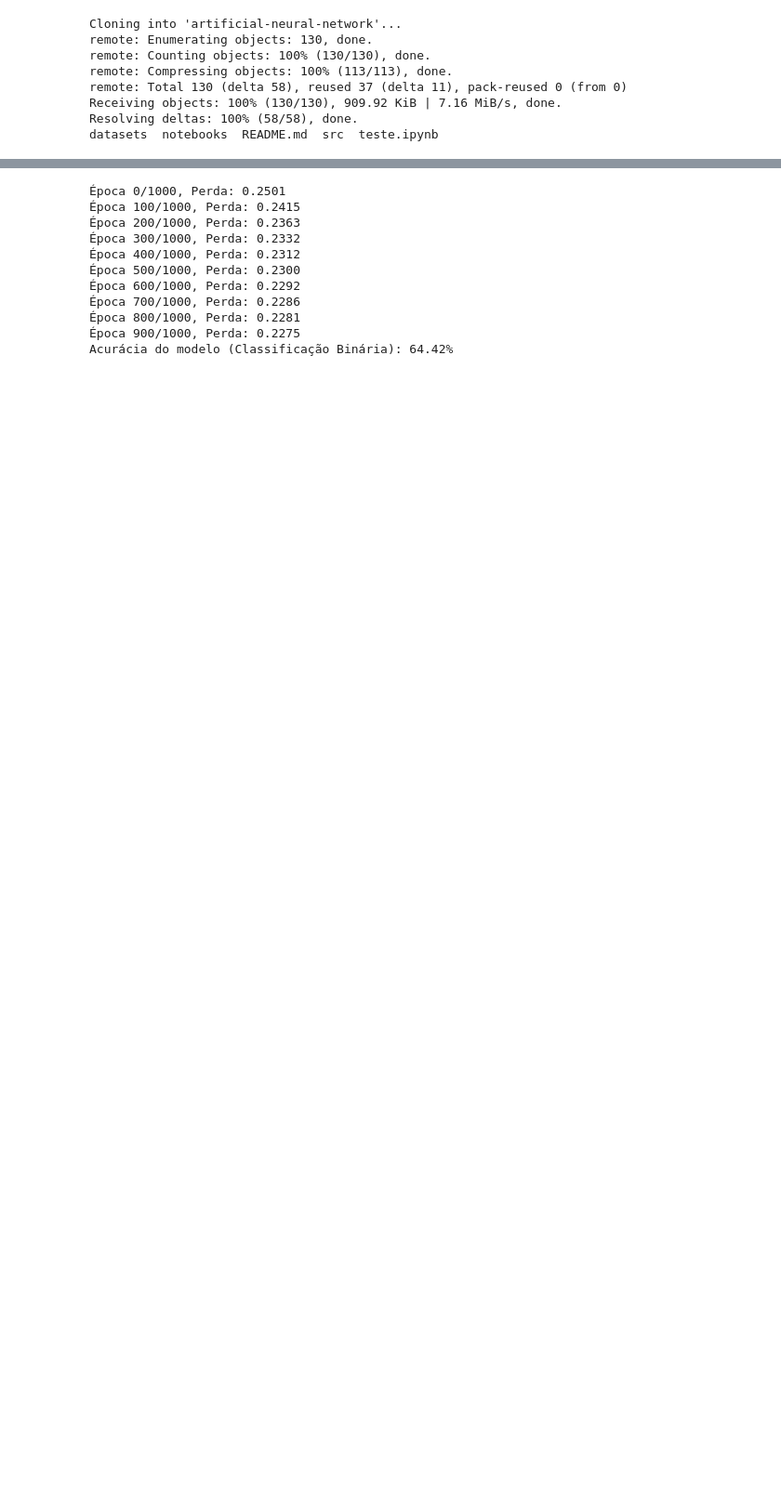
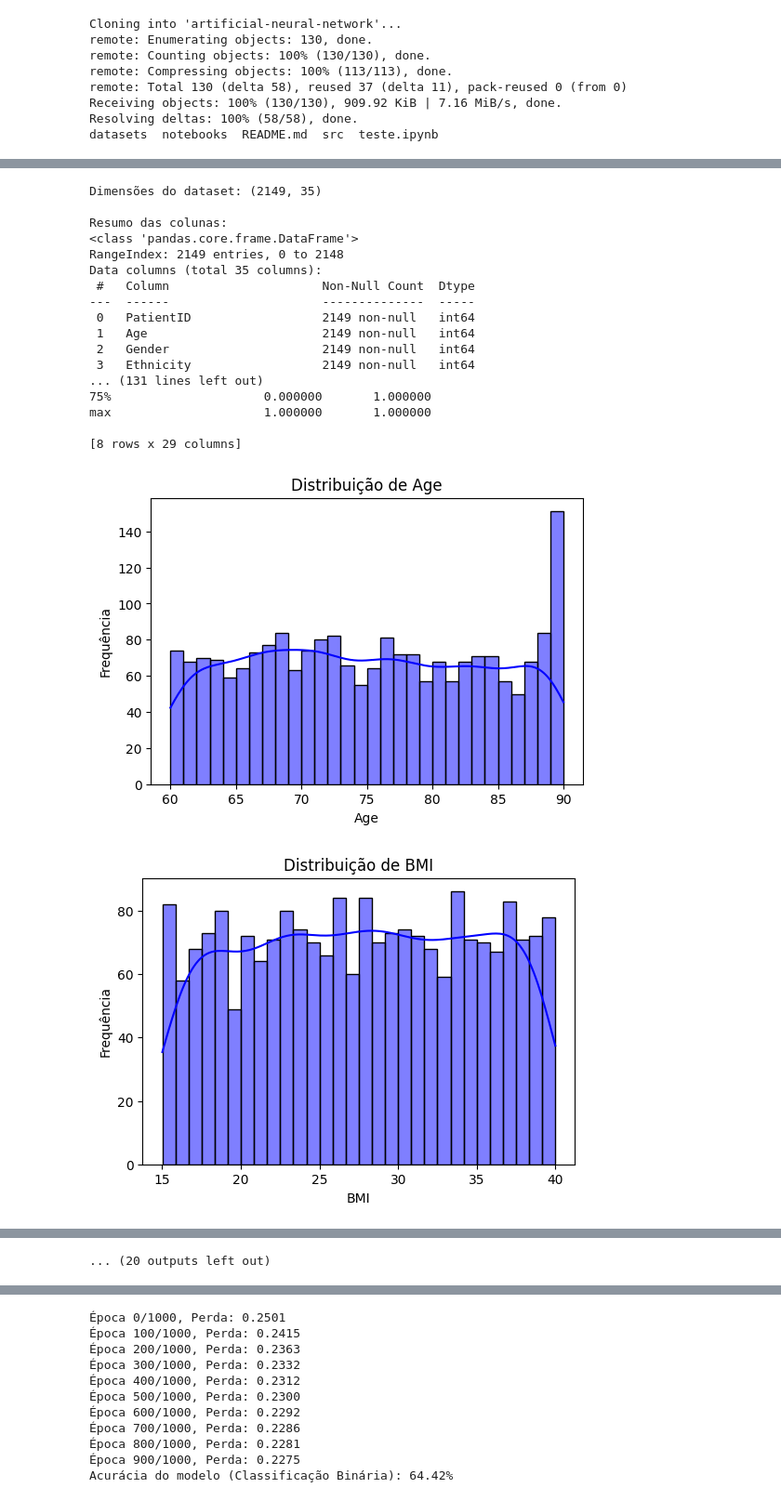
Before and after one commit to felipeabe/artificial-neural-network, a Jupyter notebook: notebooks/trabalhoV2.ipynb, the cells around one changed output, grey strips where cells are left out. Shown at 93% size. Saved outputs shown, nothing was run; the diff lists cells and outputs as text; code cells hidden in the pictures; blank space fills up the shorter version.

```diff
--- a/notebooks/trabalhoV2.ipynb
+++ b/notebooks/trabalhoV2.ipynb
@@ -120,37 +298,100 @@ X_treino_regressao, X_teste_regressao, y_treino_regressao, y_teste_regressao = t
 # %%
 # Importar bibliotecas necessárias
+# Pandas e numpy são usados para manipulação de dados, enquanto sklearn fornece ferramentas para pré-processamento e divisão de conjuntos.
 import pandas as pd
 import numpy as np
 from sklearn.model_selection import train_test_split
 from sklearn.preprocessing import StandardScaler, OneHotEncoder
 
 # Carregar o dataset 'alzheimer.csv'
+# Este conjunto de dados é usado para tarefas de classificação binária relacionadas ao diagnóstico de Alzheimer.
 dados_alzheimer = pd.read_csv("/content/artificial-neural-network/datasets/alzheimer.csv")
 
+# Análise inicial do dataset
+print("Dimensões do dataset:", dados_alzheimer.shape)
+print("\nResumo das colunas:")
+print(dados_alzheimer.info())
+
+# Verificar valores ausentes
+print("\nValores ausentes por coluna:")
+print(dados_alzheimer.isnull().sum())
+
 # Remover colunas irrelevantes
+# As colunas "PatientID" e "DoctorInCharge" são consideradas irrelevantes e são removidas.
 dados_alzheimer = dados_alzheimer.drop(columns=["PatientID", "DoctorInCharge"])
 
 # Separar variáveis categóricas e numéricas
+# A separação permite diferentes tratamentos para cada tipo de variável.
 variaveis_categoricas = ["Gender", "Ethnicity", "EducationLevel"]
 variaveis_numericas = [col for col in dados_alzheimer.columns if col not in variaveis_categoricas + ["Diagnosis"]]
 
+# Análise estatística das variáveis numéricas
+print("\nResumo estatístico das variáveis numéricas:")
+print(dados_alzheimer[variaveis_numericas].describe())
+
+# Visualizar distribuições das variáveis numéricas
+import matplotlib.pyplot as plt
+import seaborn as sns
+for coluna in variaveis_numericas:
+    plt.figure(figsize=(6, 4))
+    sns.histplot(dados_alzheimer[coluna], kde=True, bins=30, color='blue')
+    plt.title(f"Distribuição de {coluna}")
+    plt.xlabel(coluna)
+    plt.ylabel("Frequência")
+    plt.show()
+
 # Codificar variáveis categóricas
+# OneHotEncoder transforma categorias em representações numéricas binárias.
 codificador = OneHotEncoder(drop="first", sparse_output=False)
 categorias_codificadas = codificador.fit_transform(dados_alzheimer[variaveis_categoricas])
 categorias_codificadas_df = pd.DataFrame(categorias_codificadas, columns=codificador.get_feature_names_out(variaveis_categoricas))
 
 # Normalizar variáveis numéricas
+# StandardScaler ajusta os dados para média 0 e desvio padrão 1, essencial para redes neurais.
 escalador = StandardScaler()
 numericas_normalizadas = escalador.fit_transform(dados_alzheimer[variaveis_numericas])
 numericas_normalizadas_df = pd.DataFrame(numericas_normalizadas, columns=variaveis_numericas)
 
 # Combinar dados processados
+# As variáveis categóricas codificadas e as numéricas normalizadas são combinadas em um único dataset.
 dados_processados = pd.concat([numericas_normalizadas_df, categorias_codificadas_df], axis=1)
 dados_processados["Diagnosis"] = dados_alzheimer["Diagnosis"]
 
+# Visualizar correlações
+# Ajuda a entender as relações entre variáveis numéricas e a variável alvo.
+plt.figure(figsize=(10, 8))
+sns.heatmap(dados_processados.corr(), annot=True, fmt=".2f", cmap="coolwarm")
+plt.title("Correlação entre Variáveis")
+plt.show()
+
 # Dividir os dados em conjuntos de treino e teste
+# Os dados são divididos em 80% para treino e 20% para teste.
 X_alzheimer = dados_processados.drop(columns=["Diagnosis"])
 y_alzheimer = dados_processados["Diagnosis"]
 X_treino_binario, X_teste_binario, y_treino_binario, y_teste_binario = train_test_split(
     X_alzheimer, y_alzheimer, test_size=0.2, random_state=42
 )
+
+# Confirmar dimensões dos conjuntos
+print("\nDimensões dos conjuntos de treino e teste:")
+print(f"Treino: {X_treino_binario.shape}, Teste: {X_teste_binario.shape}")
+# %% [output]
+Dimensões do dataset: (2149, 35)
+
+Resumo das colunas:
+<class 'pandas.core.frame.DataFrame'>
+RangeIndex: 2149 entries, 0 to 2148
+Data columns (total 35 columns):
+ #   Column                     Non-Null Count  Dtype
+---  ------                     --------------  -----
+ 0   PatientID                  2149 non-null   int64
+ 1   Age                        2149 non-null   int64
+ 2   Gender                     2149 non-null   int64
+ 3   Ethnicity                  2149 non-null   int64
+... (131 lines left out)
+75%                     0.000000       1.000000
+max                     1.000000       1.000000
+
+[8 rows x 29 columns]
+[figure, added]
+[figure, added]
@@ -157,2 +407,3 @@ X_treino_binario, X_teste_binario, y_treino_binario, y_teste_binario = train_tes
+... (20 outputs left out)
 # %%
 # Adicionar o diretório `src` ao caminho do Python
```
Also changed, not shown: parts of 15 cells of this notebook.
